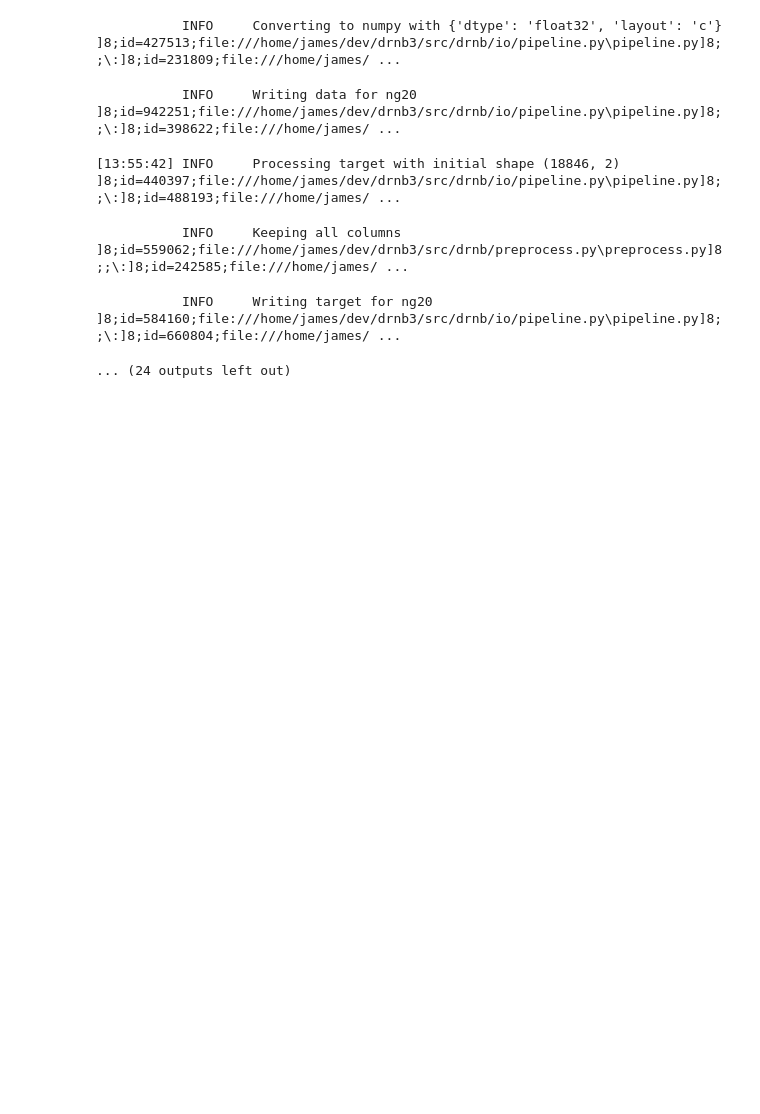
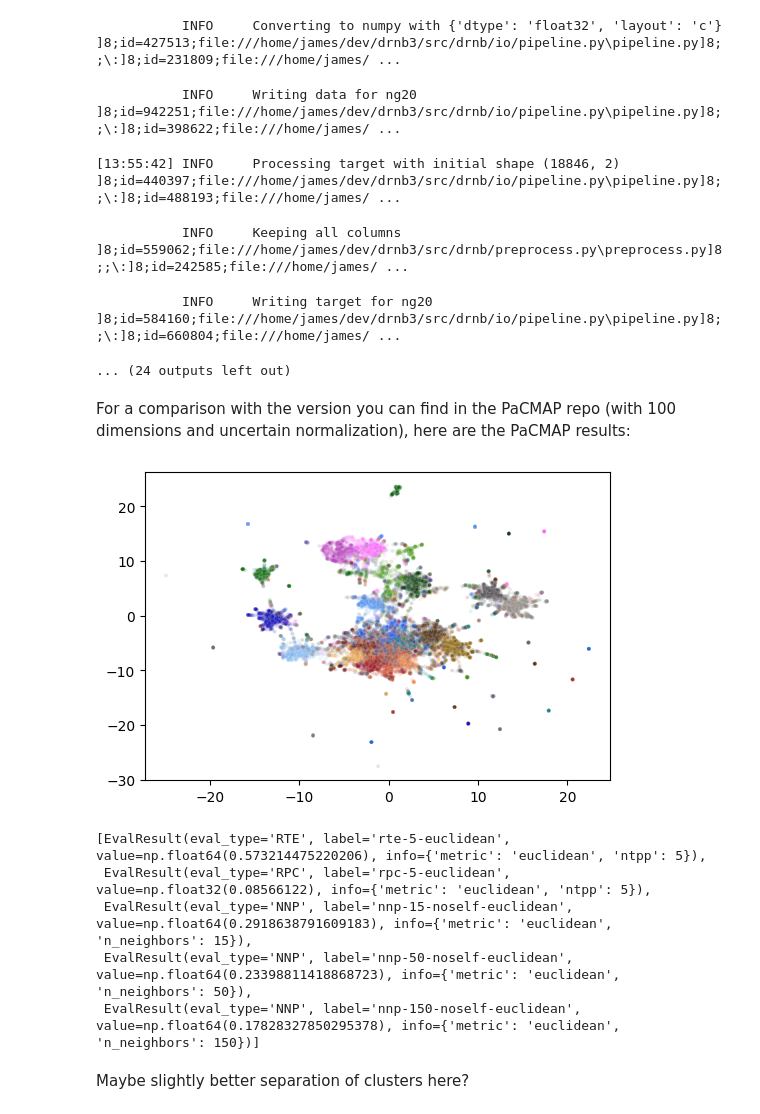
Before and after one commit to jlmelville/drnb, a Jupyter notebook: notebooks/data-pipeline/ng20.ipynb, the cells around one changed output. Drawn from its saved outputs; the diff is of its cells as text; code cells hidden in the pictures; blank space fills up the shorter version.

Commit message:
add PaCMAP output to 20NG

```diff
--- a/notebooks/data-pipeline/ng20.ipynb
+++ b/notebooks/data-pipeline/ng20.ipynb
@@ -179,3 +179,22 @@ data_result = create_default_pipeline(
            INFO     Keeping all columns                                             ]8;id=559062;file:///home/james/dev/drnb3/src/drnb/preprocess.py\preprocess.py]8;;\:]8;id=242585;file:///home/james/ ...
            INFO     Writing target for ng20                                          ]8;id=584160;file:///home/james/dev/drnb3/src/drnb/io/pipeline.py\pipeline.py]8;;\:]8;id=660804;file:///home/james/ ...
 ... (24 outputs left out)
+# %% [markdown]
+For a comparison with the version you can find in the PaCMAP repo (with 100 dimensions and uncertain
+normalization), here are the PaCMAP results:
+# %%
+import drnb.embed.pipeline as pl
+
+pl.standard_eval(
+    "pacmap",
+    dataset="ng20",
+)
+# %% [output]
+[figure, added]
+[EvalResult(eval_type='RTE', label='rte-5-euclidean', value=np.float64(0.573214475220206), info={'metric': 'euclidean', 'ntpp': 5}),
+ EvalResult(eval_type='RPC', label='rpc-5-euclidean', value=np.float32(0.08566122), info={'metric': 'euclidean', 'ntpp': 5}),
+ EvalResult(eval_type='NNP', label='nnp-15-noself-euclidean', value=np.float64(0.2918638791609183), info={'metric': 'euclidean', 'n_neighbors': 15}),
+ EvalResult(eval_type='NNP', label='nnp-50-noself-euclidean', value=np.float64(0.23398811418868723), info={'metric': 'euclidean', 'n_neighbors': 50}),
+ EvalResult(eval_type='NNP', label='nnp-150-noself-euclidean', value=np.float64(0.17828327850295378), info={'metric': 'euclidean', 'n_neighbors': 150})]
+# %% [markdown]
+Maybe slightly better separation of clusters here?
```
